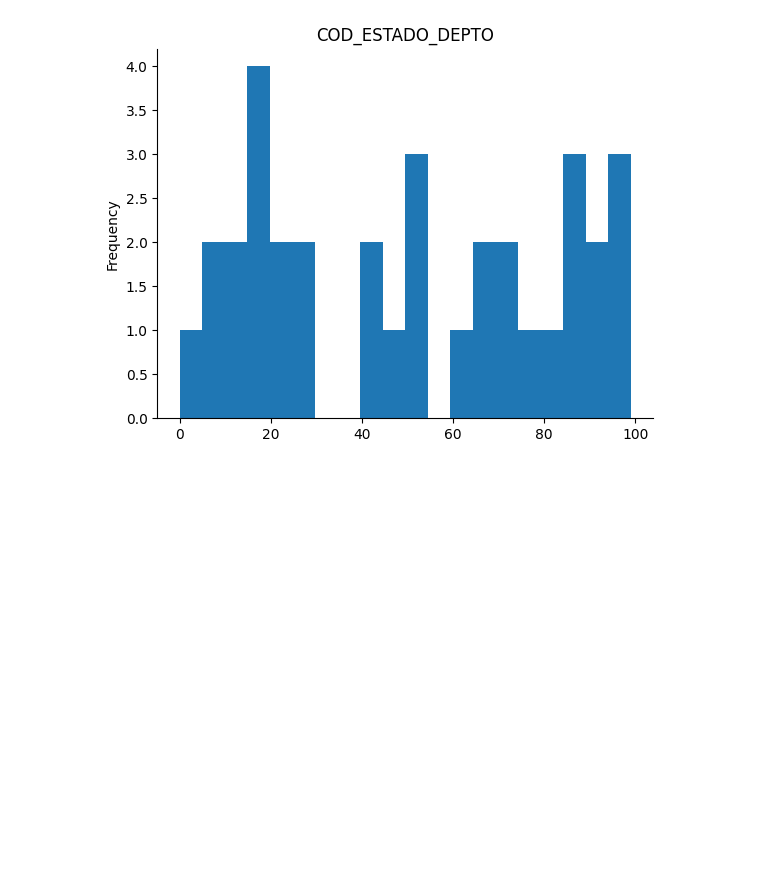
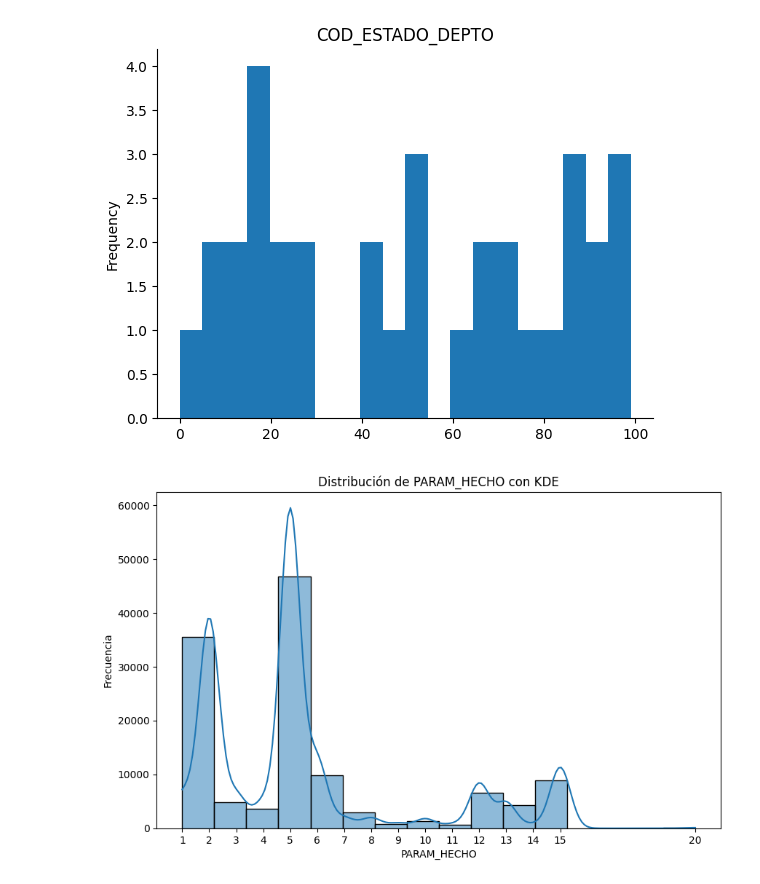
Before and after one commit to oviedokaren19/bc_G3_analisis_victimas, a Jupyter notebook: sprint2.ipynb, the cells around one changed output. Cells and saved outputs as stored; diff of their text form; code cells hidden in the pictures; blank space fills up the shorter version.

```diff
--- a/sprint2.ipynb
+++ b/sprint2.ipynb
@@ -321,3 +324,21 @@ unique_estados['COD_ESTADO_DEPTO'].plot(kind='hist', bins=20, title='COD_ESTADO_
 plt.gca().spines[['top', 'right',]].set_visible(False)
 # %% [output]
 [figure]
+# %%
+nombre_columna_a_graficar = 'PARAM_HECHO' # Ejemplo basado en tu código anterior
+
+# Asegúrate de que la columna existe en tu DataFrame de columnas numéricas
+if nombre_columna_a_graficar not in columnas_numericas.columns:
+    print(f"La columna '{nombre_columna_a_graficar}' no es numérica o no existe.")
+else:
+    # Crear el histograma con la línea KDE
+    plt.figure(figsize=(10, 6))
+    sns.histplot(data=columnas_numericas, x=nombre_columna_a_graficar, kde=True, bins=len(columnas_numericas[nombre_columna_a_graficar].unique()))
+
+    plt.title(f'Distribución de {nombre_columna_a_graficar} con KDE')
+    plt.xlabel(nombre_columna_a_graficar)
+    plt.ylabel('Frecuencia')
+    plt.xticks(columnas_numericas[nombre_columna_a_graficar].unique()) # Set x-axis ticks to all unique values
+    plt.show()
+# %% [output]
+[figure, added]
```
Also changed, not shown: parts of 4 cells of this notebook.
